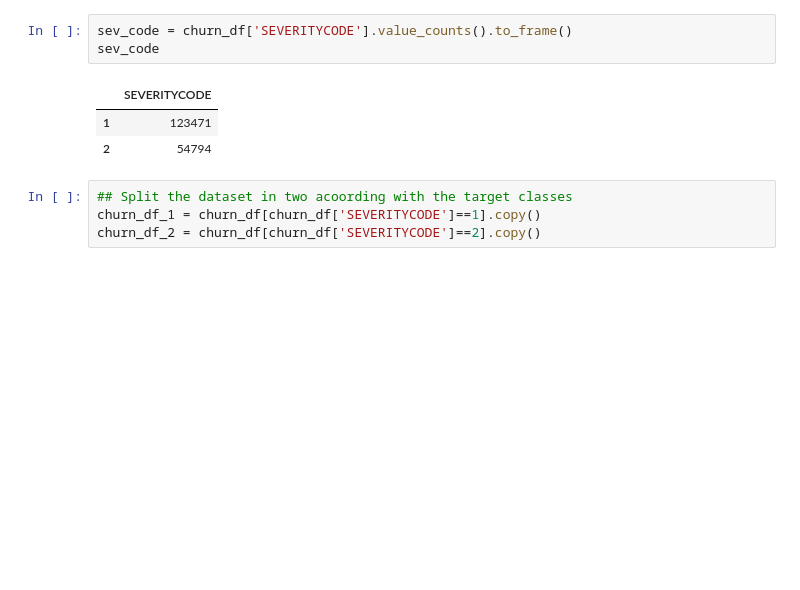
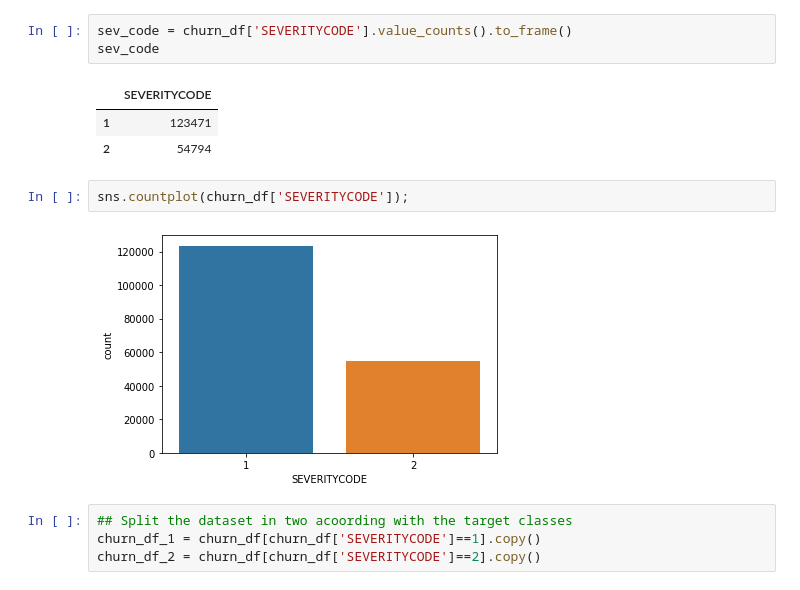
Before and after one commit to rafaelmata357/Coursera_Capstone, a Jupyter notebook: capstone_project.ipynb, the cells around one changed output. Cells and saved outputs as stored; diff of their text form; blank space fills up the shorter version.

```diff
--- a/capstone_project.ipynb
+++ b/capstone_project.ipynb
@@ -679,6 +679,10 @@ sev_code
 |  | SEVERITYCODE |
 | 1 | 123471 |
 | 2 | 54794 |
+# %%
+sns.countplot(churn_df['SEVERITYCODE']);
+# %% [output]
+[figure, added]
 # %%
 ## Split the dataset in two acoording with the target classes
 churn_df_1 = churn_df[churn_df['SEVERITYCODE']==1].copy()
```
Also changed, not shown: parts of 34 cells of this notebook.
